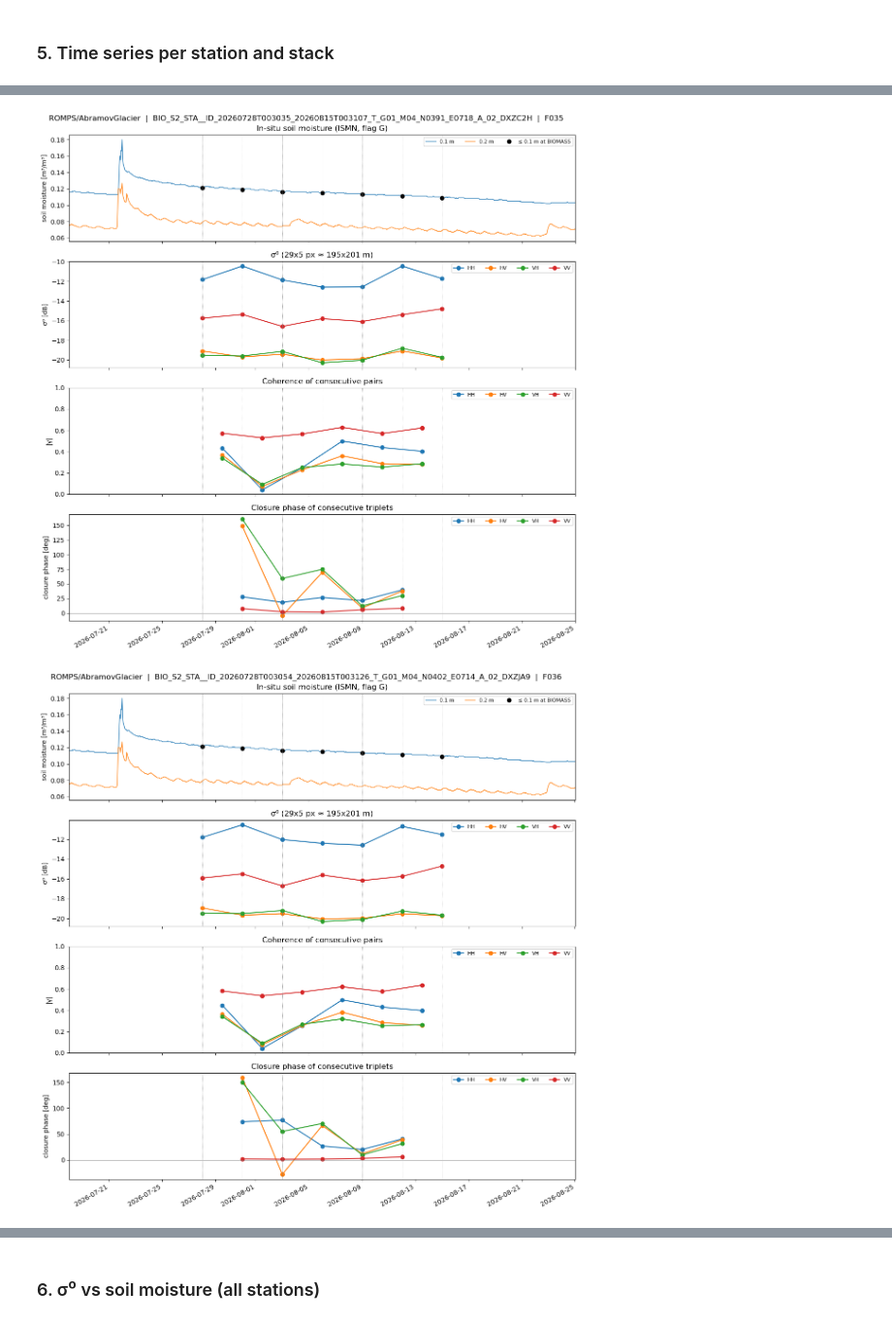
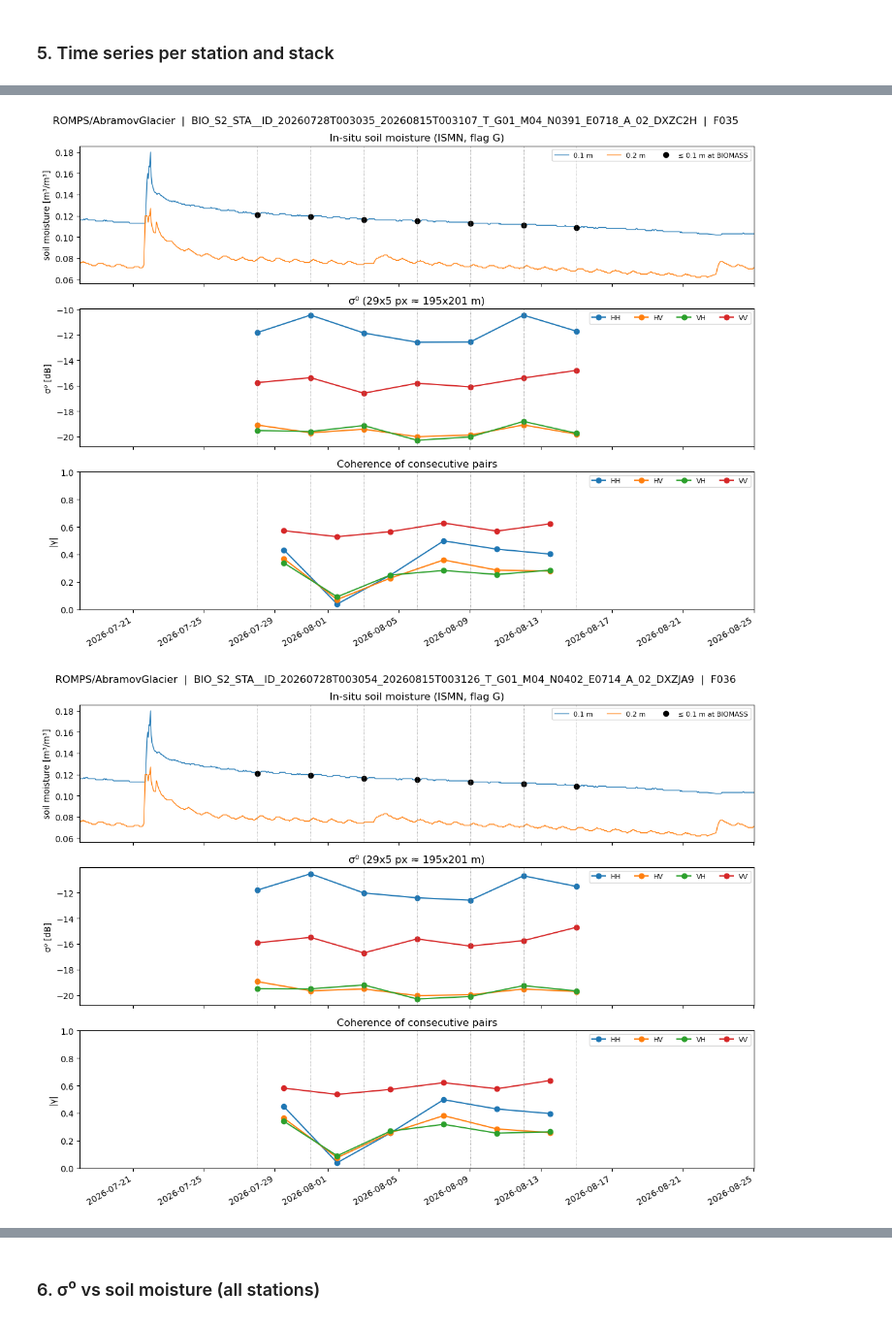
Before and after one commit to BioPAL/biomass-hackathon-2026, a Jupyter notebook: topics/11-A-SOIL-MOISTURE/Biomass L1C vs Soil Moisture Plots.ipynb, the cells around one changed output, grey strips where cells are left out. Shown at 97% size. Cells and saved outputs as stored; diff of their text form; code cells hidden in the pictures.

```diff
--- a/topics/11-A-SOIL-MOISTURE/Biomass L1C vs Soil Moisture Plots.ipynb
+++ b/topics/11-A-SOIL-MOISTURE/Biomass L1C vs Soil Moisture Plots.ipynb
@@ -37,6 +38,7 @@ SM_TOLERANCE = pd.Timedelta("1h")
 PLOT_MAX_DEPTH_M = 0.30
 TIME_MARGIN_DAYS = 10
 POINT_IDS = None
+PLOT_CLOSURE = False   # closure phase panel in the time series and Sec. 8 figure
 FIG_DIR = OUTPUT_DIR / "figures"
 # %% [markdown]
 ### 3. Load the BIOMASS extraction outputs
@@ -135,7 +137,8 @@ for _, loc in locations.iterrows():
     if a.empty:
         continue
 
-    fig, ax = plt.subplots(4, 1, figsize=(12, 12), sharex=True)
+    n_panels = 4 if PLOT_CLOSURE else 3
+    fig, ax = plt.subplots(n_panels, 1, figsize=(12, 3 * n_panels), sharex=True)
     d = sm_data.get(loc["point_id"])
     t0, t1 = a["datetime"].min() - margin, a["datetime"].max() + margin
     if d is not None:
@@ -143,39 +146,40 @@ for _, loc in locations.iterrows():
         for depth, g in w.groupby("depth_to"):
             g = g.groupby("date_time")["soil_moisture"].mean()
             ax[0].plot(g.index, g.values, lw=1, label=f"{depth:g} m")
     ax[0].plot(ep["datetime"], ep["sm"], "ko", ms=6, label=f"≤ {SM_MAX_DEPTH_M:g} m at BIOMASS")
     ax[0].set(ylabel="soil moisture [m³/m³]", title="In-situ soil moisture (ISMN, flag G)")
     ax[0].legend(fontsize=8, ncol=4)
 
     for pol, g in a.groupby("pol"):
         ax[1].plot(g["datetime"], g["sigma0_db"], "o-", label=pol)
     ax[1].set(ylabel="σ⁰ [dB]",
               title=f"σ⁰ ({int(loc['window_lines'])}x{int(loc['window_samples'])} px ≈ "
                     f"{loc['window_az_m']:.0f}x{loc['window_gr_m']:.0f} m)")
     ax[1].legend(fontsize=8, ncol=4)
 
     cons = p[p["consecutive"]]
     for pol, g in cons.groupby("pol"):
         ax[2].plot(g["date_i"] + (g["date_j"] - g["date_i"]) / 2, g["coherence"], "o-", label=pol)
     ax[2].set(ylabel="|γ|", ylim=(0, 1), title="Coherence of consecutive pairs")
     ax[2].legend(fontsize=8, ncol=4)
 
-    for pol, g in t[t["consecutive"]].groupby("pol"):
-        ax[3].plot(g["date_j"], np.degrees(g["closure_phase_rad"]), "o-", label=pol)
-    ax[3].axhline(0, color="grey", lw=0.8)
-    ax[3].set(ylabel="closure phase [deg]", title="Closure phase of consecutive triplets")
-    ax[3].legend(fontsize=8, ncol=4)
+    if PLOT_CLOSURE:
+        for pol, g in t[t["consecutive"].astype(bool)].groupby("pol"):
+            ax[3].plot(g["date_j"], np.degrees(g["closure_phase_rad"]), "o-", label=pol)
+        ax[3].axhline(0, color="grey", lw=0.8)
+        ax[3].set(ylabel="closure phase [deg]", title="Closure phase of consecutive triplets")
+        ax[3].legend(fontsize=8, ncol=4)
 
     for axx in ax:
         for tt in ep["datetime"]:
             axx.axvline(tt, color="grey", lw=0.6, ls=":")
-    ax[3].set_xlim(t0, t1)
-    ax[3].xaxis.set_major_formatter(mdates.DateFormatter("%Y-%m-%d"))
+    ax[-1].set_xlim(t0, t1)
+    ax[-1].xaxis.set_major_formatter(mdates.DateFormatter("%Y-%m-%d"))
     fig.autofmt_xdate()
     fig.suptitle(f"{loc['point_id']}  |  {loc['stack_id']}  |  F{loc['frame']}")
     fig.tight_layout()
     fig.savefig(FIG_DIR / f"timeseries_{loc['point_id'].replace('/', '_')}_{loc['stack_id']}_F{loc['frame']}.png", dpi=120)
     plt.show()
 # %% [output]
-[figure, old version]
+[figure, new version]
-[figure, old version]
+[figure, new version]
```
Also changed, not shown: parts of 5 cells of this notebook, 16 other files.
